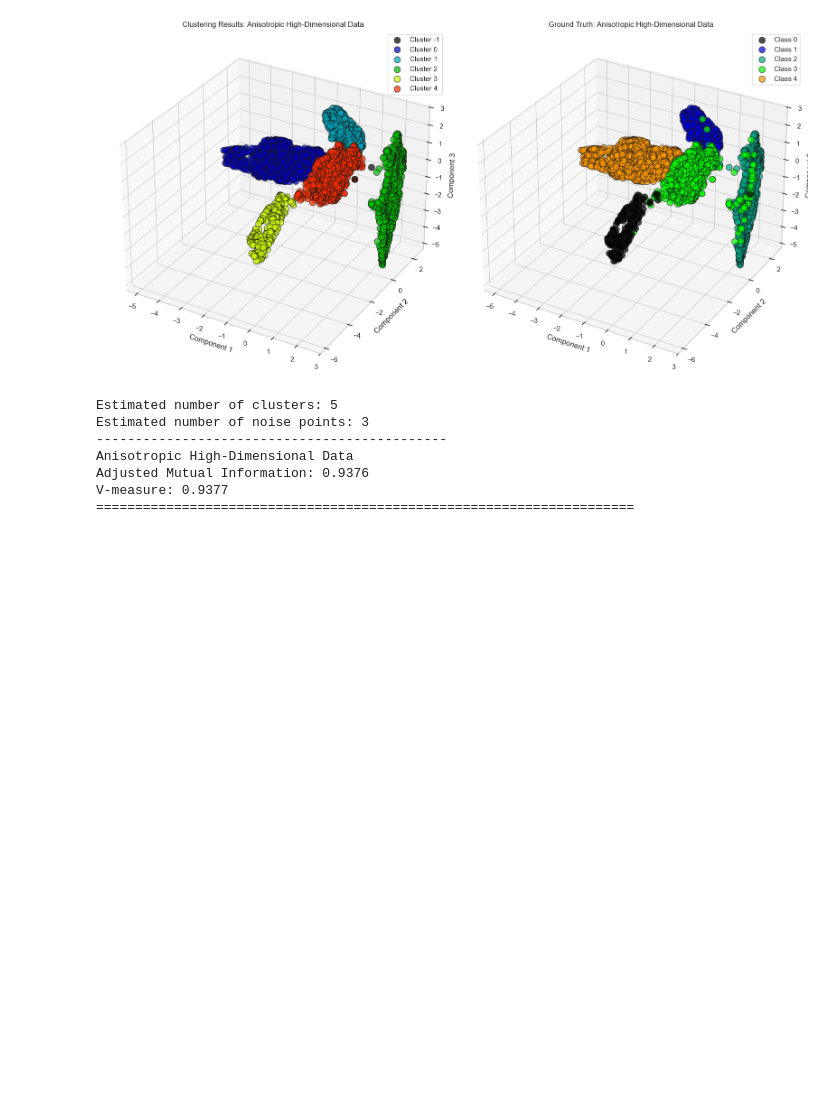
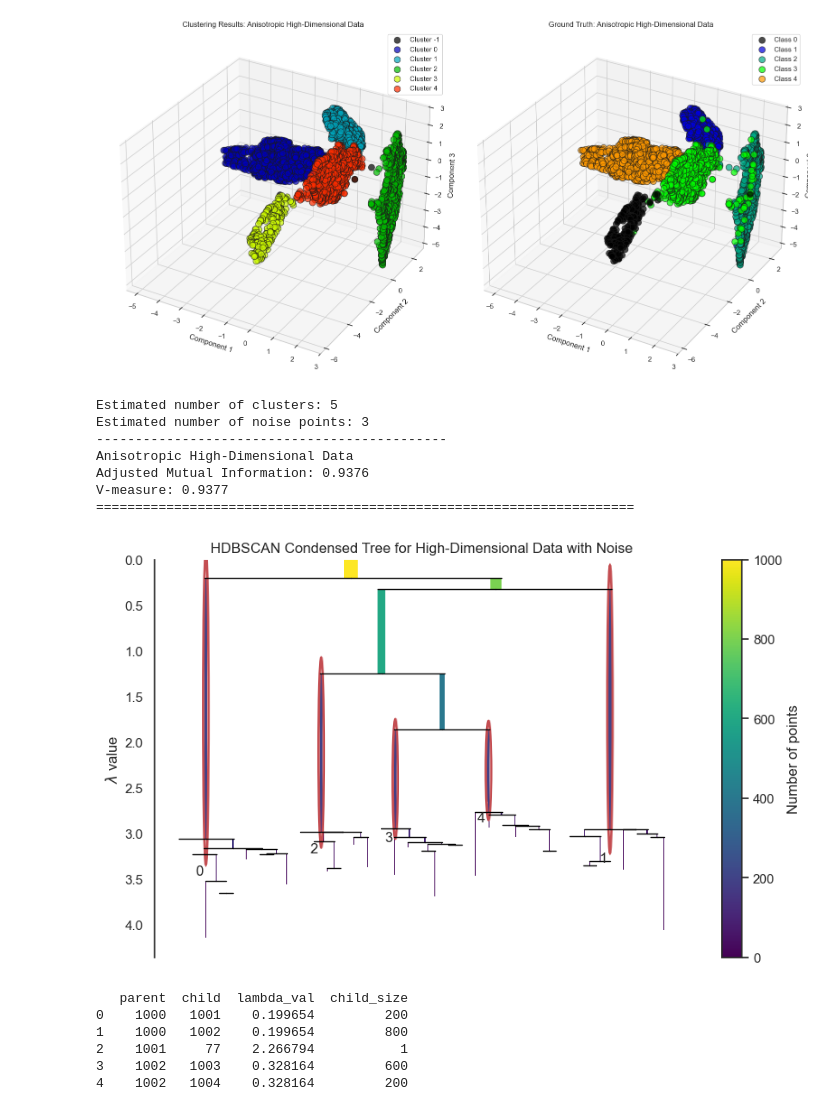
Before and after one commit to nalin0503/SC4020-DA-M, a Jupyter notebook: hdbscan.ipynb, the cells around one changed output. Saved outputs shown, nothing was run; the diff lists cells and outputs as text; code cells hidden in the pictures; blank space fills up the shorter version.

Commit message:
Add hdbscan dendogram code

```diff
--- a/hdbscan.ipynb
+++ b/hdbscan.ipynb
@@ -285,8 +285,8 @@ import umap.umap_ as umap
 
 # Load high-dimensional dataset
 dataset_name = 'Anisotropic High-Dimensional Data'
-filename = 'anisotropic_high_dimensional_data3.csv'
-filepath = os.path.join(datasets_dir, filename)
+filename = 'datasets/anisotropic_high_dimensional_data3.csv'
+filepath = os.path.join(filename)
 X_high_dim, y_true_high_dim = load_dataset(filepath)
 
 # Apply UMAP to reduce dimensionality to 3D
@@ -334,3 +334,37 @@ Anisotropic High-Dimensional Data
 Adjusted Mutual Information: 0.9376
 V-measure: 0.9377
 =====================================================================
+# %%
+# Run HDBSCAN with best parameters
+clusterer = hdbscan.HDBSCAN(min_cluster_size=params['min_cluster_size'],
+                            min_samples=params['min_samples'],
+                            metric='euclidean', # You can change this to other supported metrics
+                            cluster_selection_method='eom') # Default 'eom' extracts most persistent clusters
+
+# Fit HDBSCAN to the reduced dataset
+clusterer.fit(X_reduced)
+
+# Extract the dendrogram (hierarchical tree structure) from the HDBSCAN results
+# HDBSCAN allows accessing the condensed tree for plotting the cluster hierarchy
+
+# Access the condensed tree
+condensed_tree = clusterer.condensed_tree_
+
+# Plot the dendrogram of the condensed tree
+plt.figure(figsize=(10, 6))
+sns.set(style='white')
+condensed_tree.plot(select_clusters=True, label_clusters=True)
+plt.title(f"HDBSCAN Condensed Tree for {dataset_name}")
+plt.show()
+
+# Extract the cluster hierarchy
+cluster_hierarchy = condensed_tree.to_pandas()
+print(cluster_hierarchy.head())  # Display the first few rows of the hierarchy data
+# %% [output]
+[figure, added]
+   parent  child  lambda_val  child_size
+0    1000   1001    0.199654         200
+1    1000   1002    0.199654         800
+2    1001     77    2.266794           1
+3    1002   1003    0.328164         600
+4    1002   1004    0.328164         200
```
Also changed, not shown: parts of 2 cells of this notebook.
